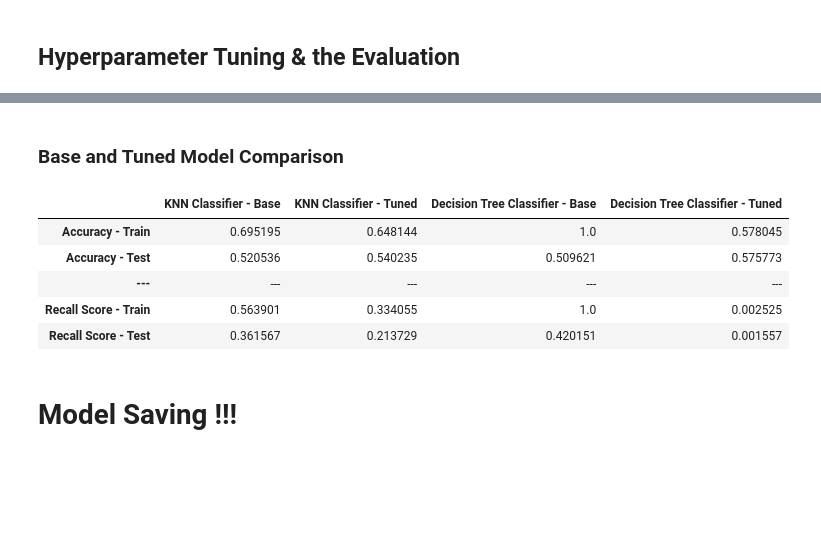
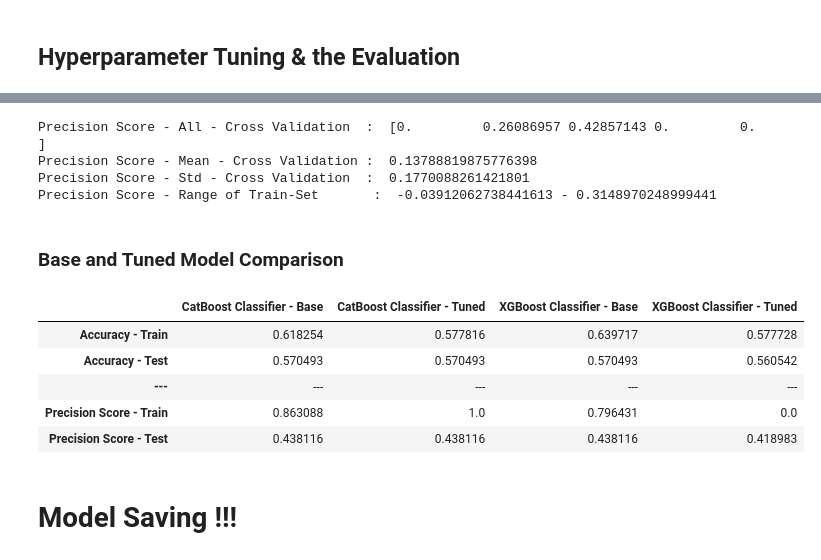
Before and after one commit to FTDS-assignment-bay/p2-final-project-ftds-012-hck-group-001, a Jupyter notebook: vehicle_damage_ml.ipynb, the cells around one changed output, grey strips where cells are left out. Drawn from its saved outputs; the diff is of its cells as text; code cells hidden in the pictures; blank space fills up the shorter version.

```diff
--- a/vehicle_damage_ml.ipynb
+++ b/vehicle_damage_ml.ipynb
@@ -2015,8 +1604,8 @@ Testing Score:  0.5402
 # %%
 # Predict using base model
-y_knn_class_tuned_train_pred = knn_class_random.predict(X_train_final)
-y_knn_class_tuned_test_pred = knn_class_random.predict(X_test_final)
+y_cat_boost_tuned_train_pred = cat_boost_class_random.predict(X_train_final)
+y_cat_boost_tuned_test_pred = cat_boost_class_random.predict(X_test_final)
 
 # Displaying the metrics
-knn_class_tuned_accuracy_train, knn_class_tuned_accuracy_test, knn_class_tuned_recall_train, knn_class_tuned_recall_test = metrics_score('KNN Classifier', y_knn_class_tuned_train_pred, y_knn_class_tuned_test_pred, True)
+cat_boost_tuned_accuracy_train, cat_boost_tuned_accuracy_test, cat_boost_tuned_precision_train, cat_boost_tuned_precision_test = metrics_score('XGBoost Classifier', y_cat_boost_tuned_train_pred, y_cat_boost_class_test_pred, True)
 # %% [output]
@@ -2106,6 +1674,6 @@ RandomizedSearchCV(cv=5,
 # %%
 # Modelling with Hyperparameter Tuning using Randomized Search
-dt_class_random.fit(X_train_final, y_train)
+xg_boost_class_random.fit(X_train_final, y_train)
 # %% [output]
 RandomizedSearchCV(cv=5,
                    estimator=Pipeline(steps=[('transformer',
@@ -2127,5 +1695,5 @@ RandomizedSearchCV(cv=5,
 # %%
 # Displaying the train and test score for tuned model
-train_test_score('Decision Tree Classifier', dt_class_random, True)
+train_test_score('XGBoost Classifier', xg_boost_class_random, True)
 # %% [output]
 Tuned Model Score
@@ -2135,8 +1703,8 @@ Testing Score:  0.5758
 # %%
-# Predict using tuned model
-y_dt_class_tuned_train_pred = dt_class_random.predict(X_train_final)
-y_dt_class_tuned_test_pred = dt_class_random.predict(X_test_final)
+# Predict using base model
+y_xg_boost_tuned_train_pred = xg_boost_class_random.predict(X_train_final)
+y_xg_boost_tuned_test_pred = xg_boost_class_random.predict(X_test_final)
 
 # Displaying the metrics
-dt_class_tuned_accuracy_train, dt_class_tuned_accuracy_test, dt_class_tuned_recall_train, dt_class_tuned_recall_test = metrics_score('Decision Tree Classifier', y_dt_class_tuned_train_pred, y_dt_class_tuned_test_pred, True)
+xg_boost_tuned_accuracy_train, xg_boost_tuned_accuracy_test, xg_boost_tuned_precision_train, xg_boost_tuned_precision_test = metrics_score('XGBoost Classifier', y_xg_boost_tuned_train_pred, y_xg_boost_class_test_pred, True)
 # %% [output]
@@ -2169,31 +1734,39 @@ recall Score - Range of Train-Set       :  -0.00012639803886306414 - 0.001929824
+# %%
+# Displaying the cross validation score for train set
+cross_validation(xg_boost_class_random)
+# %% [output]
+Precision Score - All - Cross Validation  :  [0.         0.26086957 0.42857143 0.         0.        ]
+Precision Score - Mean - Cross Validation :  0.13788819875776398
+Precision Score - Std - Cross Validation  :  0.1770088261421801
+Precision Score - Range of Train-Set       :  -0.03912062738441613 - 0.3148970248999441
 # %% [markdown]
 ### Base and Tuned Model Comparison
 # %%
 # Creating dictionary of all the models
 model_comparison_dict = {
-    'KNN Classifier - Base': [
-        knn_class_accuracy_train, knn_class_accuracy_test, '---',
-        knn_class_recall_train, knn_class_recall_test
-    ],'KNN Classifier - Tuned': [
-        knn_class_tuned_accuracy_train, knn_class_tuned_accuracy_test, '---',
-        knn_class_tuned_recall_train, knn_class_tuned_recall_test
-    ], 'Decision Tree Classifier - Base': [
-        dt_class_accuracy_train, dt_class_accuracy_test, '---',
-        dt_class_recall_train, dt_class_recall_test
-    ],  'Decision Tree Classifier - Tuned': [
-        dt_class_tuned_accuracy_train, dt_class_tuned_accuracy_test, '---',
-        dt_class_tuned_recall_train, dt_class_tuned_recall_test
+    'CatBoost Classifier - Base': [
+        cat_boost_class_accuracy_train, cat_boost_class_accuracy_test, '---',
+        cat_boost_class_precision_train, cat_boost_class_precision_test
+    ],'CatBoost Classifier - Tuned': [
+        cat_boost_tuned_accuracy_train, cat_boost_tuned_accuracy_test, '---',
+        cat_boost_tuned_precision_train, cat_boost_tuned_precision_test
+    ], 'XGBoost Classifier - Base': [
+        xg_boost_class_accuracy_train, xg_boost_class_accuracy_test, '---',
+        xg_boost_class_precision_train, xg_boost_class_precision_test
+    ],  'XGBoost Classifier - Tuned': [
+        xg_boost_tuned_accuracy_train, xg_boost_tuned_accuracy_test, '---',
+        xg_boost_tuned_precision_train, xg_boost_tuned_precision_test
     ]
 }
 
-pd.DataFrame(model_comparison_dict, index=['Accuracy - Train', 'Accuracy - Test', '---', 'Recall Score - Train', 'Recall Score - Test'])
+pd.DataFrame(model_comparison_dict, index=['Accuracy - Train', 'Accuracy - Test', '---', 'Precision Score - Train', 'Precision Score - Test'])
 # %% [output]
-|  | KNN Classifier - Base | KNN Classifier - Tuned | Decision Tree Classifier - Base | Decision Tree Classifier - Tuned |
-| Accuracy - Train | 0.695195 | 0.648144 | 1.0 | 0.578045 |
-| Accuracy - Test | 0.520536 | 0.540235 | 0.509621 | 0.575773 |
+|  | CatBoost Classifier - Base | CatBoost Classifier - Tuned | XGBoost Classifier - Base | XGBoost Classifier - Tuned |
+| Accuracy - Train | 0.618254 | 0.577816 | 0.639717 | 0.577728 |
+| Accuracy - Test | 0.570493 | 0.570493 | 0.570493 | 0.560542 |
 | --- | --- | --- | --- | --- |
-| Recall Score - Train | 0.563901 | 0.334055 | 1.0 | 0.002525 |
-| Recall Score - Test | 0.361567 | 0.213729 | 0.420151 | 0.001557 |
+| Precision Score - Train | 0.863088 | 1.0 | 0.796431 | 0.0 |
+| Precision Score - Test | 0.438116 | 0.438116 | 0.438116 | 0.418983 |
 # %% [markdown]
 # **Model Saving** **!!!**
 # %%
```
Also changed, not shown: parts of 109 cells of this notebook.
